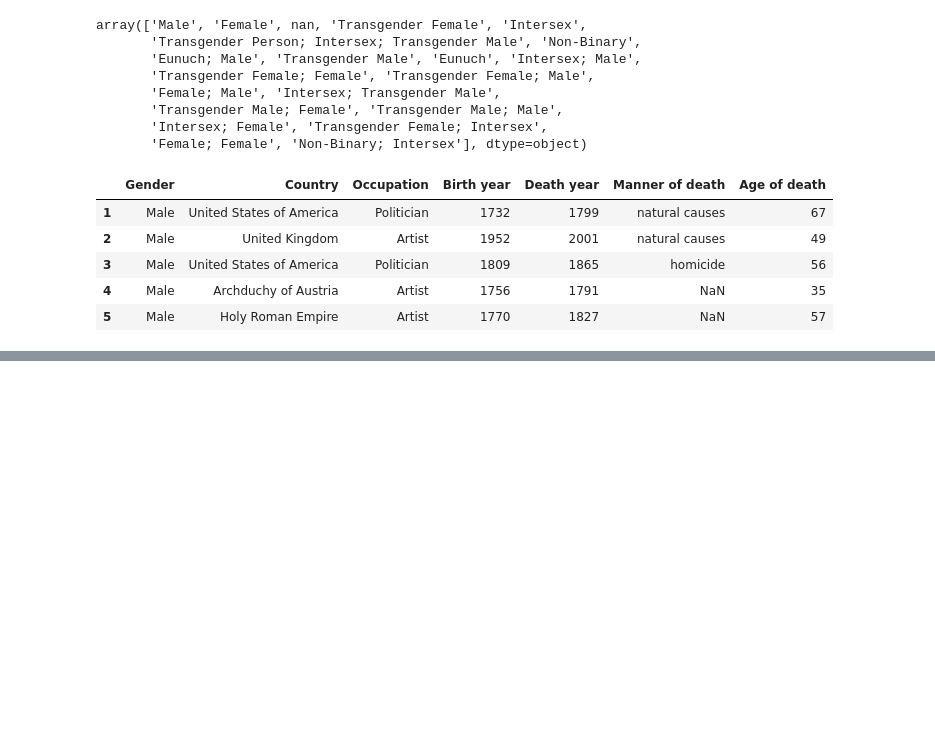
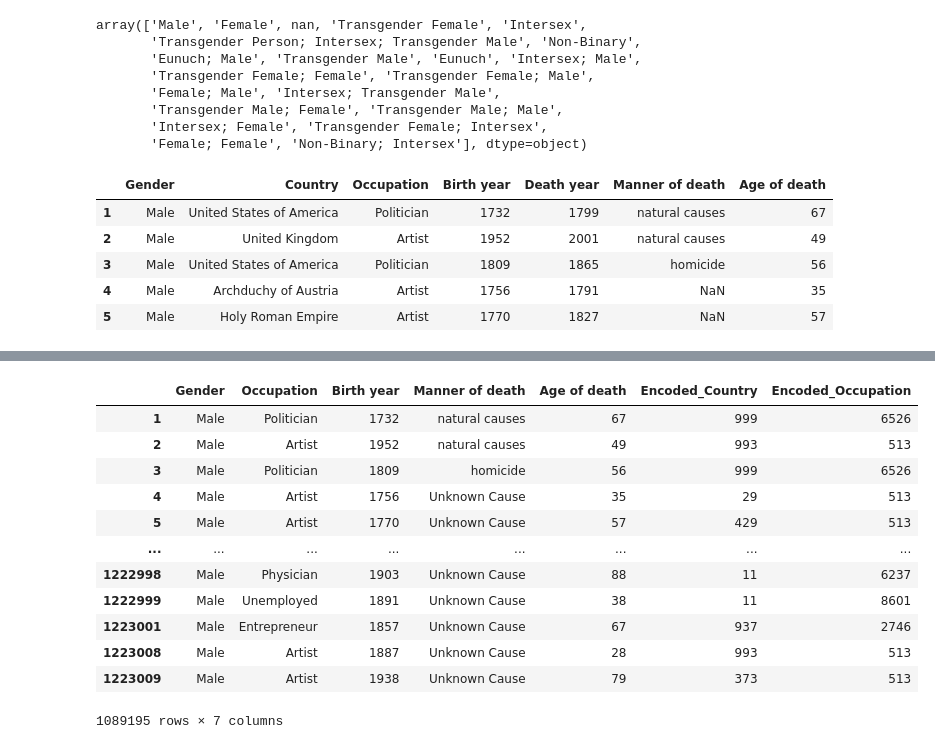
Before and after one commit to TNorsang/Time-of-Death-AI, a Jupyter notebook: timeOfDeath.ipynb, the cells around one changed output, grey strips where cells are left out. Saved outputs shown, nothing was run; the diff lists cells and outputs as text; code cells hidden in the pictures; blank space fills up the shorter version.

```diff
--- a/timeOfDeath.ipynb
+++ b/timeOfDeath.ipynb
@@ -79,0 +118,3 @@ newDataFrame.replace([np.nan], "Unknown Cause")
+# %%
+newDataFrame = newDataFrame.drop('Death year', axis=1)
+newDataFrame
@@ -79,0 +135,25 @@ newDataFrame.replace([np.nan], "Unknown Cause")
+# %%
+from sklearn.preprocessing import LabelEncoder
+
+label_encoder = LabelEncoder()
+
+newDataFrame["Encoded_Country"] = label_encoder.fit_transform(newDataFrame['Country'])
+# %%
+newEncodedDF = newDataFrame.drop("Country", axis=1)
+# %%
+newEncodedDF["Encoded_Occupation"] = label_encoder.fit_transform(newEncodedDF["Occupation"])
+newEncodedDF
+# %% [output]
+|  | Gender | Occupation | Birth year | Manner of death | Age of death | Encoded_Country | Encoded_Occupation |
+| 1 | Male | Politician | 1732 | natural causes | 67 | 999 | 6526 |
+| 2 | Male | Artist | 1952 | natural causes | 49 | 993 | 513 |
+| 3 | Male | Politician | 1809 | homicide | 56 | 999 | 6526 |
+| 4 | Male | Artist | 1756 | Unknown Cause | 35 | 29 | 513 |
+| 5 | Male | Artist | 1770 | Unknown Cause | 57 | 429 | 513 |
+| ... | ... | ... | ... | ... | ... | ... | ... |
+| 1222998 | Male | Physician | 1903 | Unknown Cause | 88 | 11 | 6237 |
+| 1222999 | Male | Unemployed | 1891 | Unknown Cause | 38 | 11 | 8601 |
+| 1223001 | Male | Entrepreneur | 1857 | Unknown Cause | 67 | 937 | 2746 |
+| 1223008 | Male | Artist | 1887 | Unknown Cause | 28 | 993 | 513 |
+| 1223009 | Male | Artist | 1938 | Unknown Cause | 79 | 373 | 513 |
+1089195 rows × 7 columns
```
Also changed, not shown: parts of 24 cells of this notebook, 1 other file.
